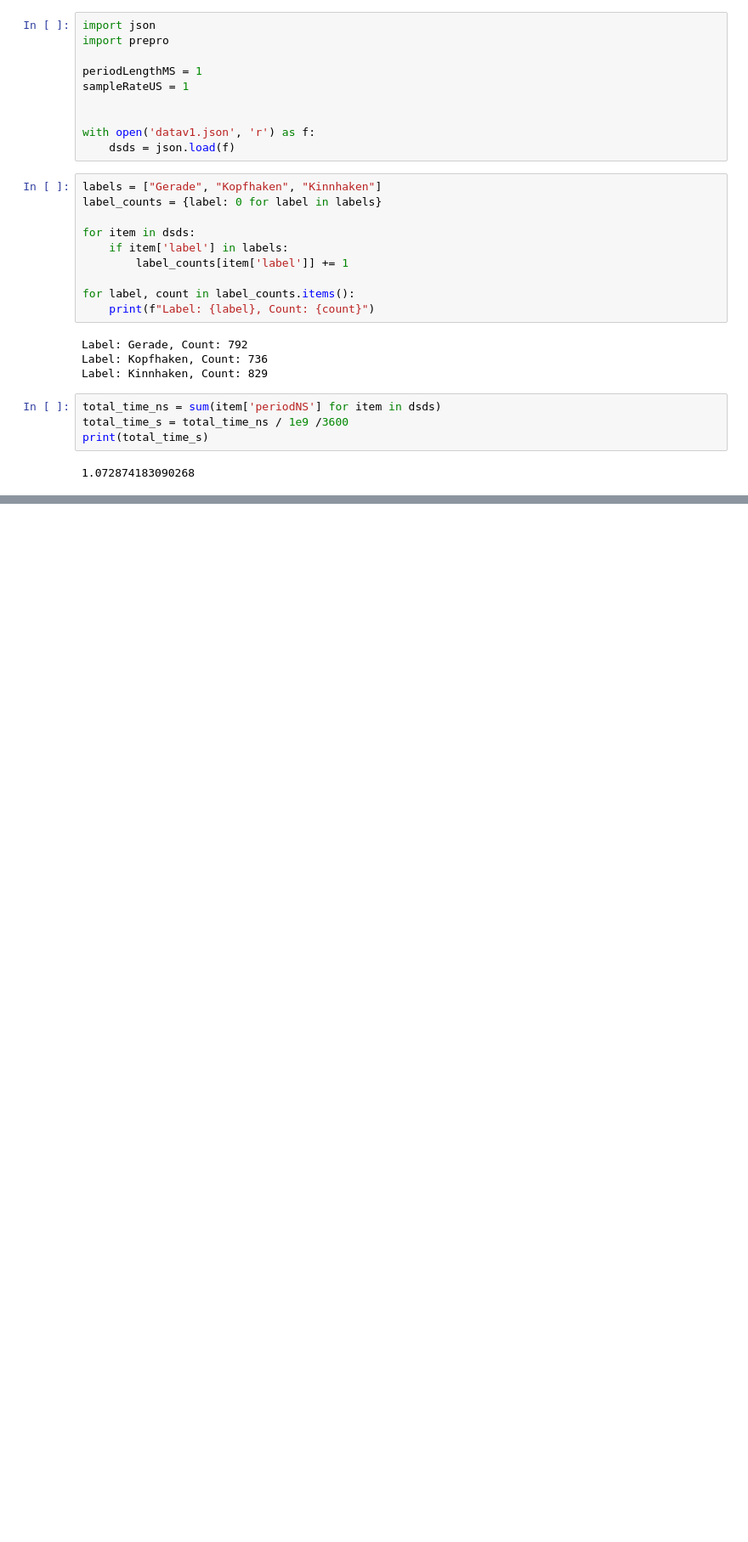
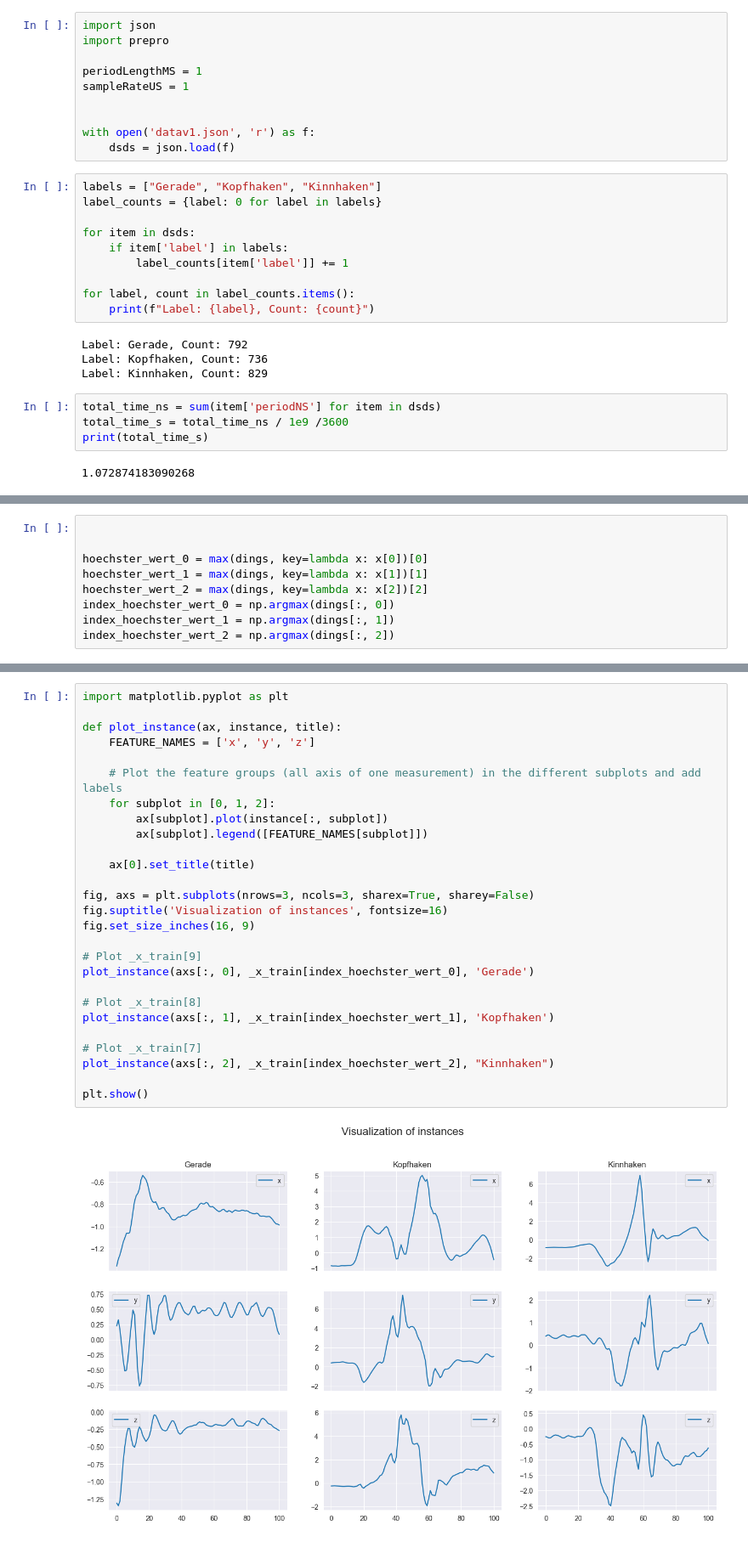
Before and after one commit to lalul335/Boxschlag-Klassifikation, a Jupyter notebook: datendigger.ipynb, the cells around one changed output, grey strips where cells are left out. Shown at 85% size. Saved outputs shown, nothing was run; the diff lists cells and outputs as text; blank space fills up the shorter version.

```diff
--- a/datendigger.ipynb
+++ b/datendigger.ipynb
@@ -30,0 +111,9 @@ print(total_time_s)
+# %%
+
+
+hoechster_wert_0 = max(dings, key=lambda x: x[0])[0]
+hoechster_wert_1 = max(dings, key=lambda x: x[1])[1]
+hoechster_wert_2 = max(dings, key=lambda x: x[2])[2]
+index_hoechster_wert_0 = np.argmax(dings[:, 0])
+index_hoechster_wert_1 = np.argmax(dings[:, 1])
+index_hoechster_wert_2 = np.argmax(dings[:, 2])
@@ -30,0 +140,29 @@ print(total_time_s)
+# %%
+import matplotlib.pyplot as plt
+
+def plot_instance(ax, instance, title):
+    FEATURE_NAMES = ['x', 'y', 'z']
+
+    # Plot the feature groups (all axis of one measurement) in the different subplots and add labels
+    for subplot in [0, 1, 2]:
+        ax[subplot].plot(instance[:, subplot])
+        ax[subplot].legend([FEATURE_NAMES[subplot]])
+
+    ax[0].set_title(title)
+
+fig, axs = plt.subplots(nrows=3, ncols=3, sharex=True, sharey=False)
+fig.suptitle('Visualization of instances', fontsize=16)
+fig.set_size_inches(16, 9)
+
+# Plot _x_train[9]
+plot_instance(axs[:, 0], _x_train[index_hoechster_wert_0], 'Gerade')
+
+# Plot _x_train[8]
+plot_instance(axs[:, 1], _x_train[index_hoechster_wert_1], 'Kopfhaken')
+
+# Plot _x_train[7]
+plot_instance(axs[:, 2], _x_train[index_hoechster_wert_2], "Kinnhaken")
+
+plt.show()
+# %% [output]
+[figure, added]
```
Also changed, not shown: parts of 9 cells of this notebook, 2 other files.
